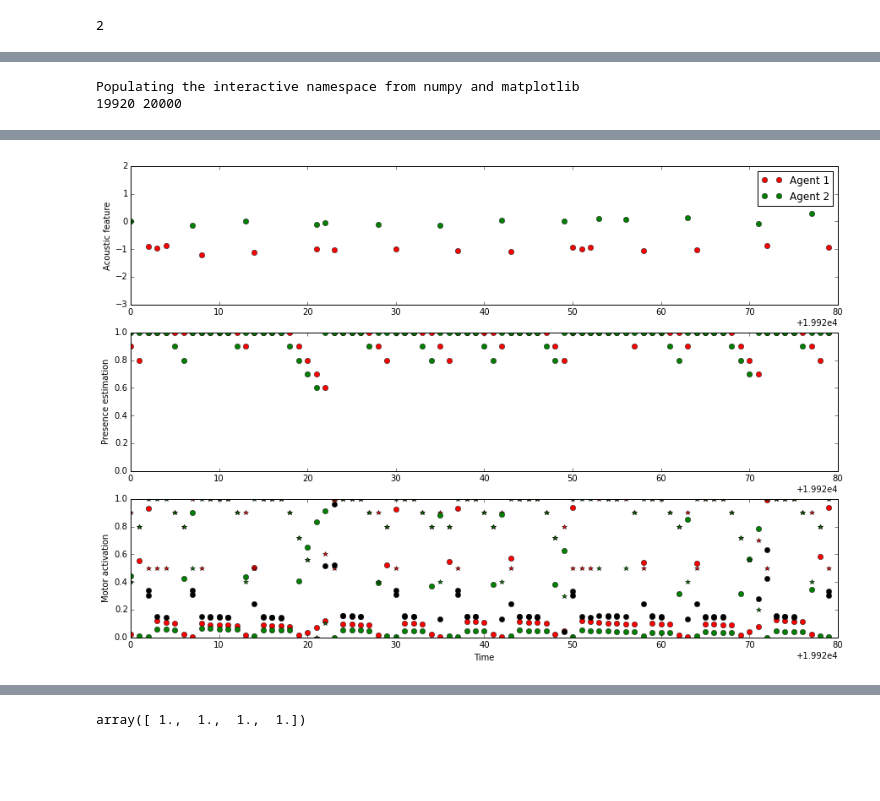
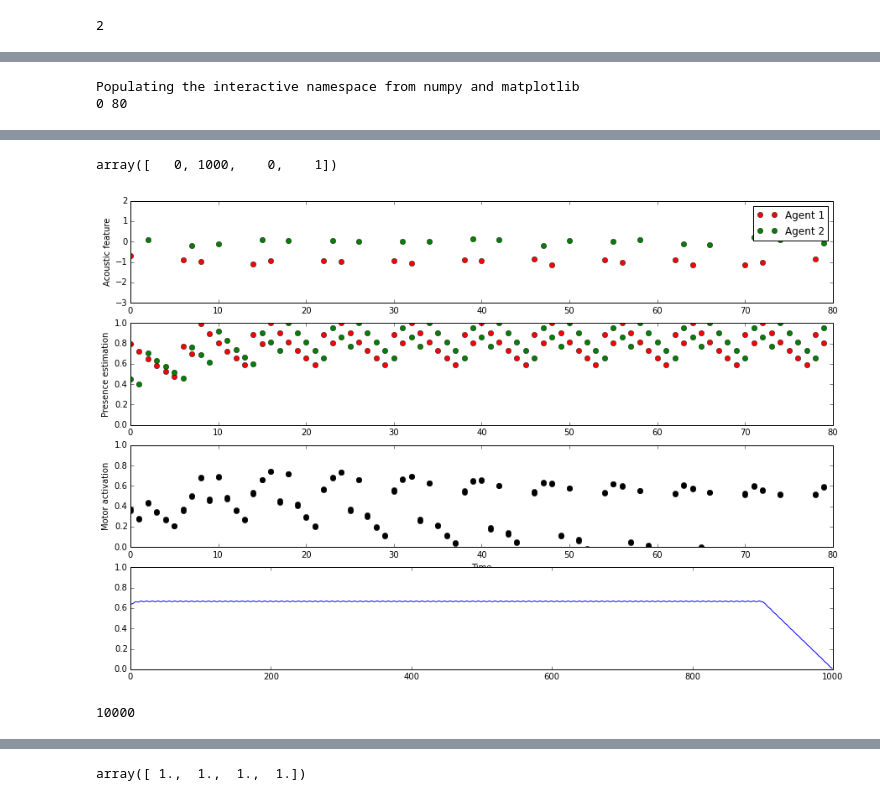
Before and after one commit to clement-moulin-frier/turntaking_model, a Jupyter notebook: turn_taking.ipynb, the cells around one changed output, grey strips where cells are left out. Cells and saved outputs as stored; diff of their text form; code cells hidden in the pictures; blank space fills up the shorter version.

```diff
--- a/turn_taking.ipynb
+++ b/turn_taking.ipynb
@@ -21,6 +21,14 @@ gmm.weights_ = array([1./n_ag] * n_ag)
 from agent import Agent
 # %%
 agents = [Agent(*args, gmm=gmm) for i, args in enumerate(ag_voc_params)]
+# %%
+agents[0].force_voc_seq = [1, 0, 0, 0, 0, 0, 1, 0]
+agents[1].force_voc_seq = [0, 0, 1, 0, 0, 0, 0, 1]
+# %%
+agents[0].force_voc_seq = []
+agents[1].force_voc_seq = []
+for ag in expe.ags:
+    ag.learn = False
 # %%
 from experiment import Experiment
 # %%
@@ -28,7 +39,7 @@ expe = Experiment(agents)
 # %%
 #import pdb
 #pdb.run("expe.run(40)")
-expe.run(20000) #, bg=True)
+expe.run(80) #, bg=True)
 # %%
 scale = 1.5
 params = {
@@ -48,3 +59,6 @@ n_runs
+# %%
+def runningMeanFast(x, N):
+    return np.convolve(x, np.ones((N,))/N)[(N-1):]
 # %%
 %pylab inline
 figure(figsize=(15, 10))
@@ -53,37 +67,40 @@ colors = ['r', 'g', 'b', 'm', 'c', 'k'] * 3
 n_runs = len(expe.log[0]["motor"])
 overlapping = [0, 0, 0]
 ag_legend = []
-start = n_runs - 80 # 10000
-end = n_runs  # 10040
+start = 0 # 10000
+end = 80  # 10040
 print start, end
 for i in range(n_ag):
     ag_legend.append("Agent " + str(i+1))
 for t in range(start, end): #range(n_runs - 40, n_runs):
     if t >= 0:
         for i_ag in range(n_ag):
-            subplot(311)
+            subplot(411)
             plot(t, expe.log[i_ag]['motor'][t], 'o', color=colors[i_ag])
             ylabel("Acoustic feature")
             legend(ag_legend)
             axis([start, end, -3, 2])
-            subplot(312)
+            subplot(412)
             plot(t, expe.log[i_ag]['presence'][t][i_ag + 1], 'o', color=colors[i_ag])
             ylabel("Presence estimation")
             axis([start, end, 0, 1])
             # plot(expe.log[i_ag]['presence'][t][0], expe.log[i_ag]['presence'][t][1], 'o', color=colors[i_ag])
             #axis([0, 1, 0, 1])
             #axis('equal')
-            subplot(313)
+            subplot(413)
             plot(t, expe.log[i_ag]['td_error'][t], 'o', color='k')
             plot(t, expe.log[i_ag]['activation'][t], 'o', color=colors[i_ag])
-            plot(t, expe.log[i_ag]['reward'][t], '*', color=colors[i_ag])
+
             xlabel("Time")
             ylabel("Motor activation")
             axis([start, end, 0, 1])
-            #subplot(414)
+subplot(414)
+win = [0, 1000]
+plot(runningMeanFast(expe.log[0]['reward'][win[0]:win[1]], 100))
+axis(hstack((win, [0, 1])))
             #if t > 200:
             #    overlapping = sum([int(sum([int(expe.log[ii_ag]['motor'][t - 200 + tt] is not None) for ii_ag in range(n_ag)]) == 1) for tt in range(200)]) / 200.
             #    plot(t, overlapping, '*')
 # %% [output]
 Populating the interactive namespace from numpy and matplotlib
-19920 20000
+0 80
@@ -90,2 +109,7 @@ Populating the interactive namespace from numpy and matplotlib
+array([   0, 1000,    0,    1])
-[figure, old version]
+[figure, new version]
+# %%
+len(expe.log[0]['reward'])
+# %% [output]
+10000
 # %%
```
Also changed, not shown: parts of 14 cells of this notebook, 2 other files.
